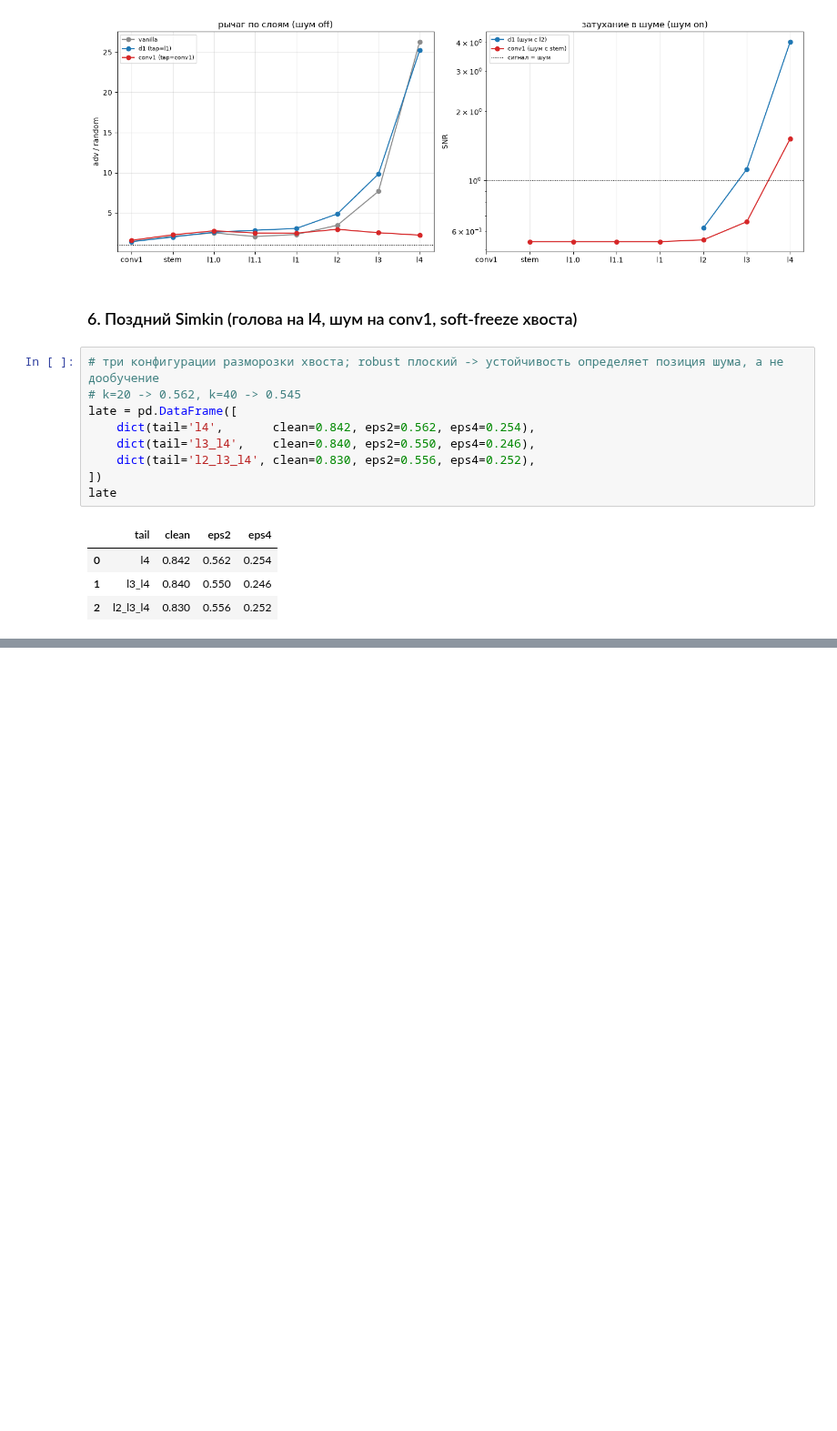
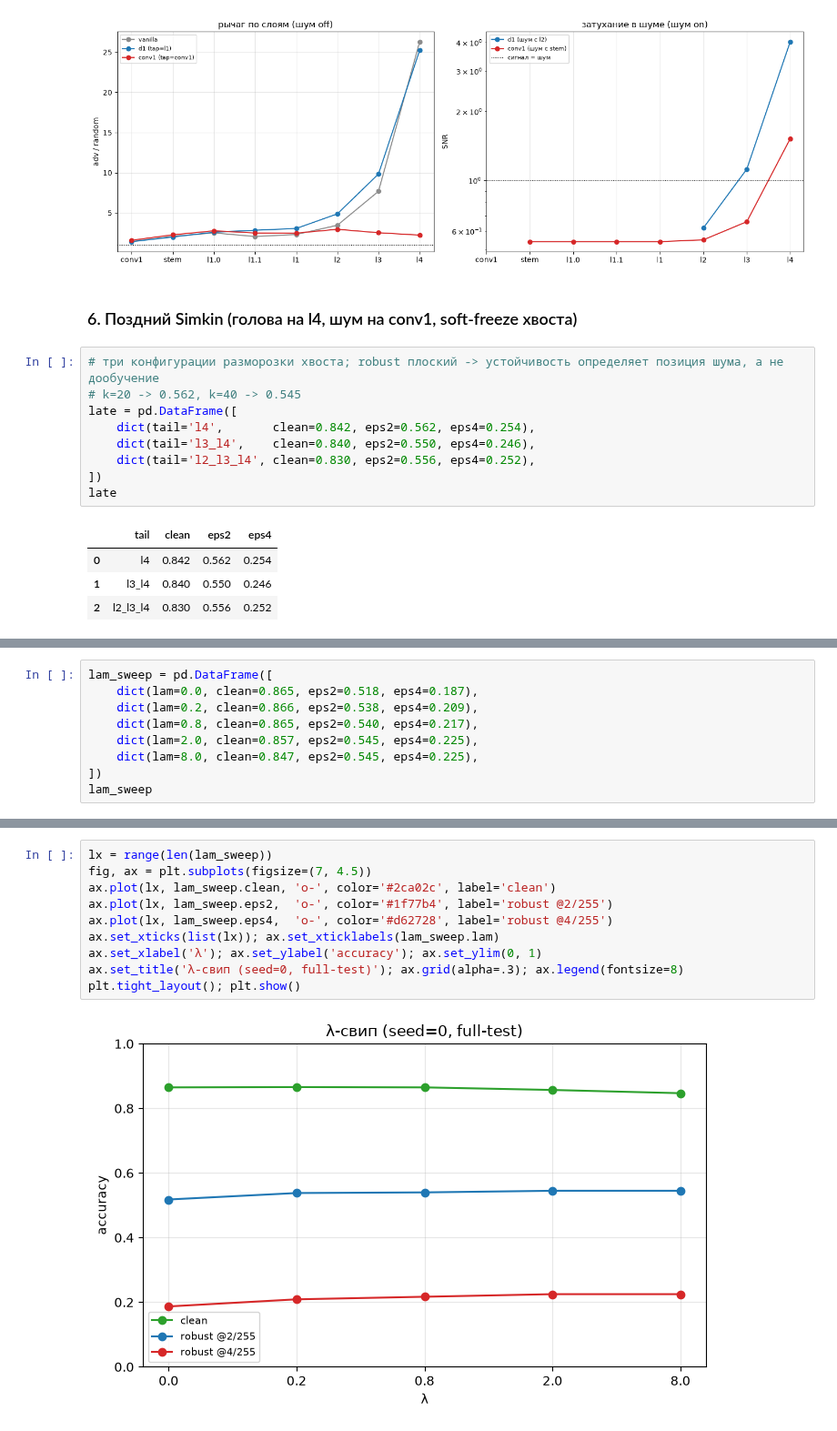
Before and after one commit to tarakanov517/CV_JND_based_approach, a Jupyter notebook: notebooks/compare_experiments.ipynb, the cells around one changed output, grey strips where cells are left out. Shown at 91% size. Cells and saved outputs as stored; diff of their text form; blank space fills up the shorter version.

Commit message:
as: lam 8 test + update jnd_compare config

```diff
--- a/notebooks/compare_experiments.ipynb
+++ b/notebooks/compare_experiments.ipynb
@@ -373,0 +406,9 @@ late
+# %%
+lam_sweep = pd.DataFrame([
+    dict(lam=0.0, clean=0.865, eps2=0.518, eps4=0.187),
+    dict(lam=0.2, clean=0.866, eps2=0.538, eps4=0.209),
+    dict(lam=0.8, clean=0.865, eps2=0.540, eps4=0.217),
+    dict(lam=2.0, clean=0.857, eps2=0.545, eps4=0.225),
+    dict(lam=8.0, clean=0.847, eps2=0.545, eps4=0.225),
+])
+lam_sweep
@@ -373,0 +422,12 @@ late
+# %%
+lx = range(len(lam_sweep))
+fig, ax = plt.subplots(figsize=(7, 4.5))
+ax.plot(lx, lam_sweep.clean, 'o-', color='#2ca02c', label='clean')
+ax.plot(lx, lam_sweep.eps2,  'o-', color='#1f77b4', label='robust @2/255')
+ax.plot(lx, lam_sweep.eps4,  'o-', color='#d62728', label='robust @4/255')
+ax.set_xticks(list(lx)); ax.set_xticklabels(lam_sweep.lam)
+ax.set_xlabel('λ'); ax.set_ylabel('accuracy'); ax.set_ylim(0, 1)
+ax.set_title('λ-свип (seed=0, full-test)'); ax.grid(alpha=.3); ax.legend(fontsize=8)
+plt.tight_layout(); plt.show()
+# %% [output]
+[figure, added]
```
Also changed, not shown: parts of 10 cells of this notebook.
